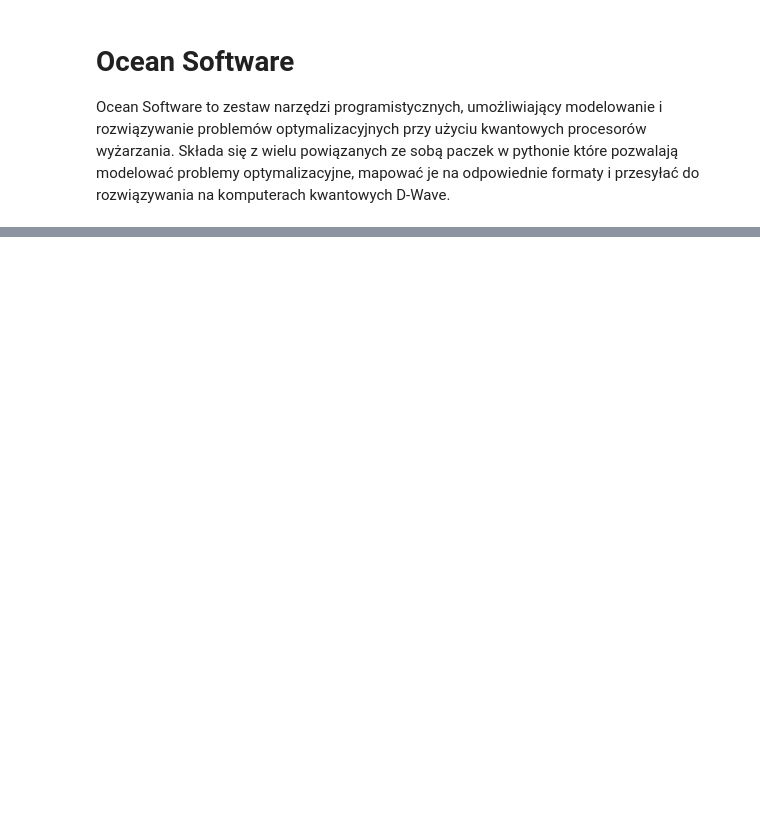
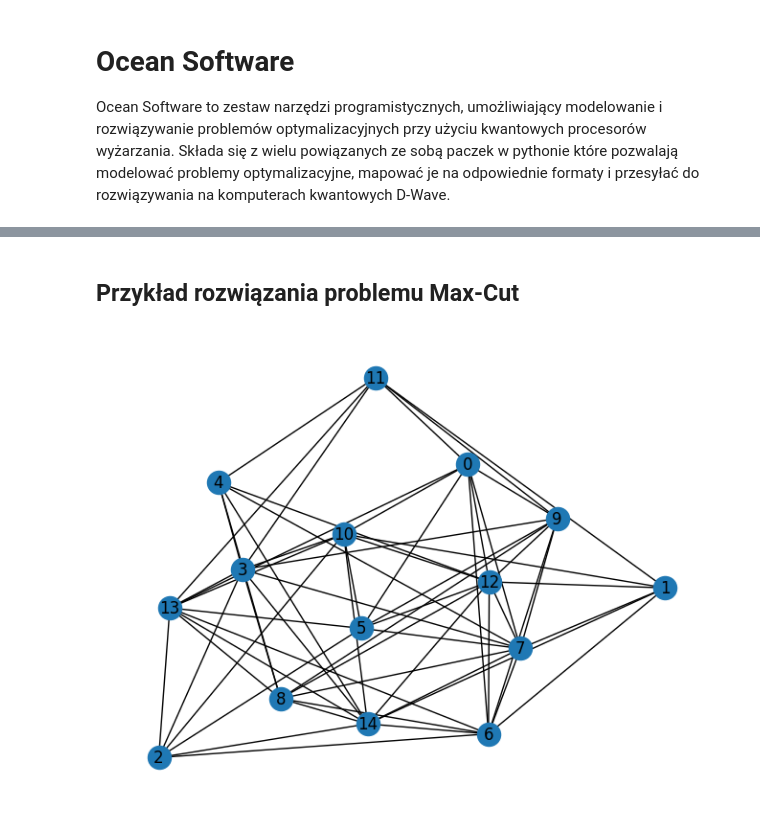
Before and after one commit to iitis/AkademiaSztukiKwantowej, a Jupyter notebook: classical_and_quantum_annealing/Praca_z_wyżarzaczami_kwantowymi.ipynb, the cells around one changed output, grey strips where cells are left out. Drawn from its saved outputs; the diff is of its cells as text; code cells hidden in the pictures; blank space fills up the shorter version.

```diff
--- a/classical_and_quantum_annealing/Praca_z_wyżarzaczami_kwantowymi.ipynb
+++ b/classical_and_quantum_annealing/Praca_z_wyżarzaczami_kwantowymi.ipynb
@@ -138,0 +162,12 @@ dwave.inspector.show(solution)
+# %% [markdown]
+## Przykład rozwiązania problemu Max-Cut
+# %%
+# Przykład grafu losowego na 15 wierzchołkach
+import numpy as np
+import networkx as nx
+
+rng = np.random.default_rng(seed=42)
+graph = nx.erdos_renyi_graph(n=15, p=0.6)
+nx.draw(graph, with_labels=True)
+# %% [output]
+[figure, added]
```
Also changed, not shown: parts of 9 cells of this notebook, 1 other file.
